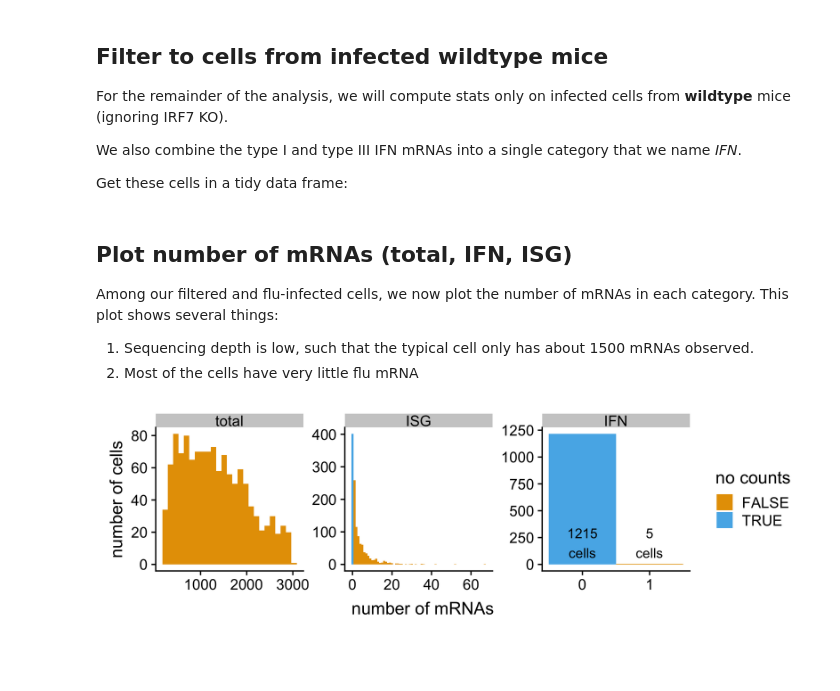
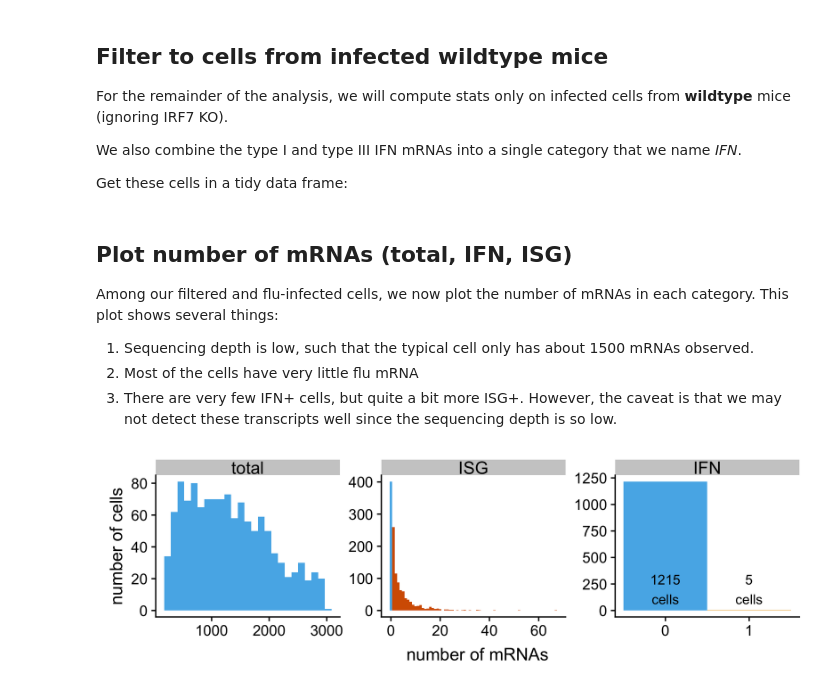
Before and after one commit to jbloomlab/IFNsorted_flu_single_cell, a Jupyter notebook: paper/figures/IFN_stochastic/SteuermanReanalysis/Steuerman_reanalysis.ipynb, the cells around one changed output. Saved outputs shown, nothing was run; the diff lists cells and outputs as text; code cells hidden in the pictures; blank space fills up the shorter version.

```diff
--- a/paper/figures/IFN_stochastic/SteuermanReanalysis/Steuerman_reanalysis.ipynb
+++ b/paper/figures/IFN_stochastic/SteuermanReanalysis/Steuerman_reanalysis.ipynb
@@ -342,42 +341,47 @@ cells <- pData(expr_set) %>%
   select(sample, ISG, IFN, total) %>%
   gather(gene_type, mRNAs, -sample) %>%
   mutate(zero_count=mRNAs == 0) %>%
-  transform(gene_type=factor(gene_type, c("total", "ISG", "IFN")))
+  transform(gene_type=factor(gene_type, c("total", "ISG", "IFN"))) %>%
+  mutate(fillcolor=ifelse(zero_count | gene_type == 'total', 'green',
+         ifelse(gene_type == 'ISG', 'red', 'orange')))
 # %% [markdown]
 ## Plot number of mRNAs (total, IFN, ISG)
 Among our filtered and flu-infected cells, we now plot the number of mRNAs in each category.
 This plot shows several things:
  1. Sequencing depth is low, such that the typical cell only has about 1500 mRNAs observed.
  2. Most of the cells have very little flu mRNA
+ 3. There are very few IFN+ cells, but quite a bit more ISG+. However, the caveat is that we may not detect these transcripts well since the sequencing depth is so low.
 # %%
-p_mRNA_counts <- ggplot(cells, aes(mRNAs, fill=zero_count)) +
+p_mRNA_counts <- ggplot(
+    cells, aes(mRNAs, fill=fillcolor)) +
   geom_histogram(data=subset(cells, gene_type == "total"), bins=25) +
   geom_histogram(data=subset(cells, gene_type == "ISG"), binwidth=1) +
   geom_histogram(data=subset(cells, gene_type == "IFN"), binwidth=1) +
   facet_wrap(~ gene_type, nrow=1, scales='free') +
   geom_text(data=subset(cells, gene_type == "IFN") %>% head(n=1),
     aes(x=0, y=200,
       label=paste(
         cells %>%
           filter(gene_type == "IFN", zero_count == TRUE) %>%
           nrow,
         "cells",
         sep="\n")
     )) +
   geom_text(data=subset(cells, gene_type == "IFN") %>% head(n=1),
     aes(x=1, y=200,
       label=paste(
         cells %>%
           filter(gene_type == "IFN", zero_count == FALSE) %>%
           nrow,
         "cells",
         sep="\n")
     )) +
   ylab("number of cells") +
   xlab("number of mRNAs") +
-  scale_fill_manual(values=c(cbPalette[2], cbPalette[3]), name="no counts") +
-  scale_x_continuous(breaks=scales::pretty_breaks(n=3))
+  scale_fill_manual(values=c(cbPalette[3], cbPalette[2], cbPalette[7])) +
+  scale_x_continuous(breaks=scales::pretty_breaks(n=3)) +
+  theme(strip.text=element_text(size=14), legend.position='none')
 
 saveShowPlot(p_mRNA_counts, width=8, height=2.5)
 # %% [output]
-[figure, old version]
+[figure, new version]
```
Also changed, not shown: parts of 8 cells of this notebook, 4 other files.
